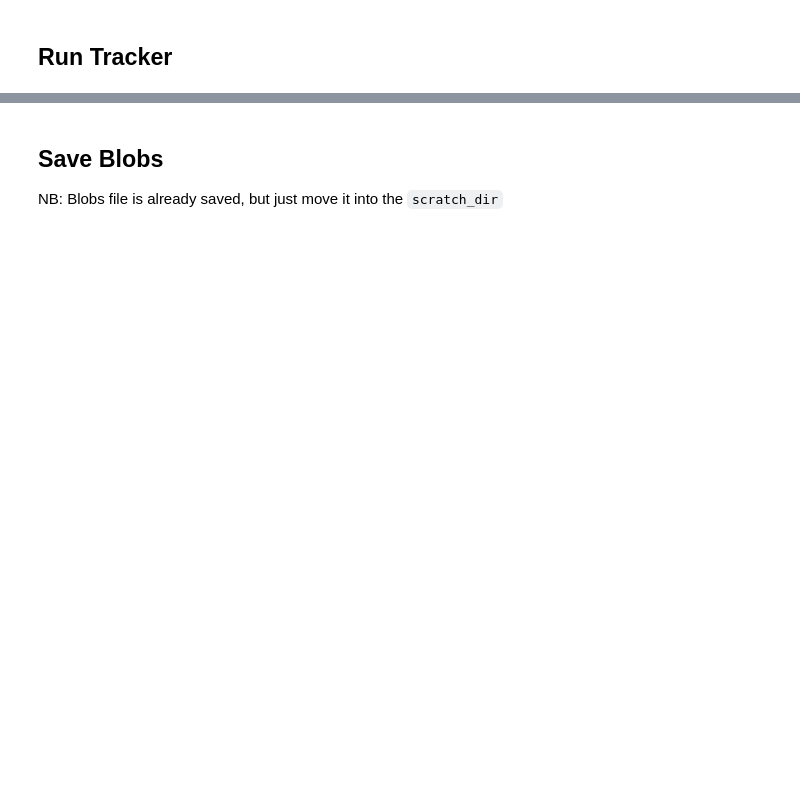
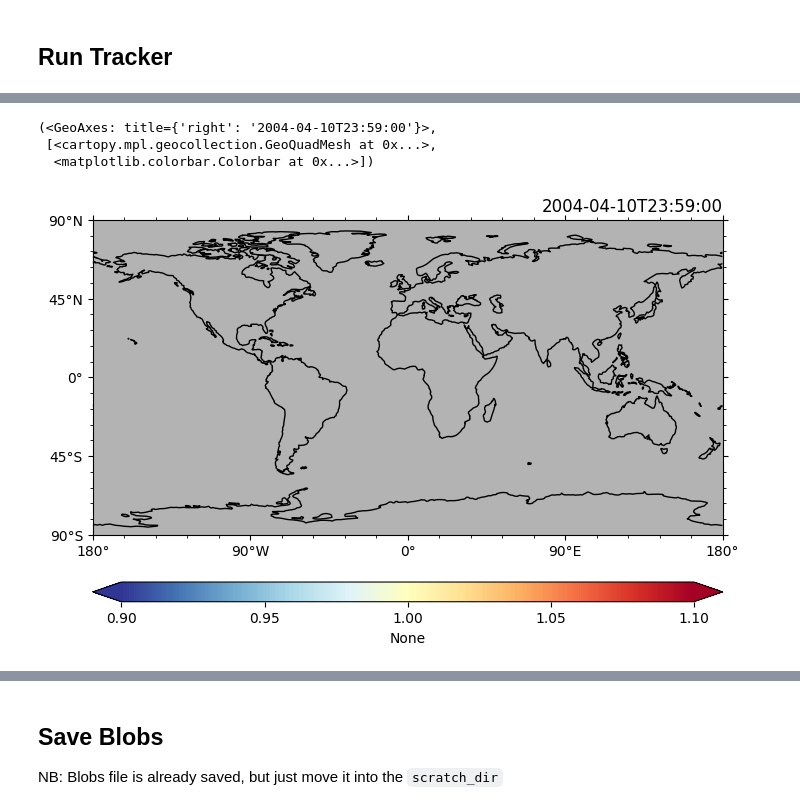
Before and after one commit to wienkers/ocetrac-unstruct, a Jupyter notebook: notebooks/02_track_unstruct.ipynb, the cells around one changed output, grey strips where cells are left out. Cells and saved outputs as stored; diff of their text form; code cells hidden in the pictures; blank space fills up the shorter version.

```diff
--- a/notebooks/02_track_unstruct.ipynb
+++ b/notebooks/02_track_unstruct.ipynb
@@ -83,0 +232,7 @@ blobs = tracker.track()
+# %%
+def map_labels_to_indices(block, label_to_cluster_index_array):
+    mask = block >= 0
+    new_block = np.zeros_like(block, dtype=np.int32)
+    new_block[mask] = label_to_cluster_index_array[block[mask]]
+    new_block[~mask] = -10
+    return new_block
@@ -83,0 +367,7 @@ blobs = tracker.track()
+# %%
+xr.where(relabeled_unique_plotting==875, 1.0, 0.0).isel(time=100).pyic.plot(fpath_tgrid=zarr_fpath_tgrid)
+# %% [output]
+(<GeoAxes: title={'right': '2004-04-10T23:59:00'}>,
+ [<cartopy.mpl.geocollection.GeoQuadMesh at 0x...>,
+  <matplotlib.colorbar.Colorbar at 0x...>])
+[figure, added]
```
Also changed, not shown: parts of 46 cells of this notebook, 5 other files.
